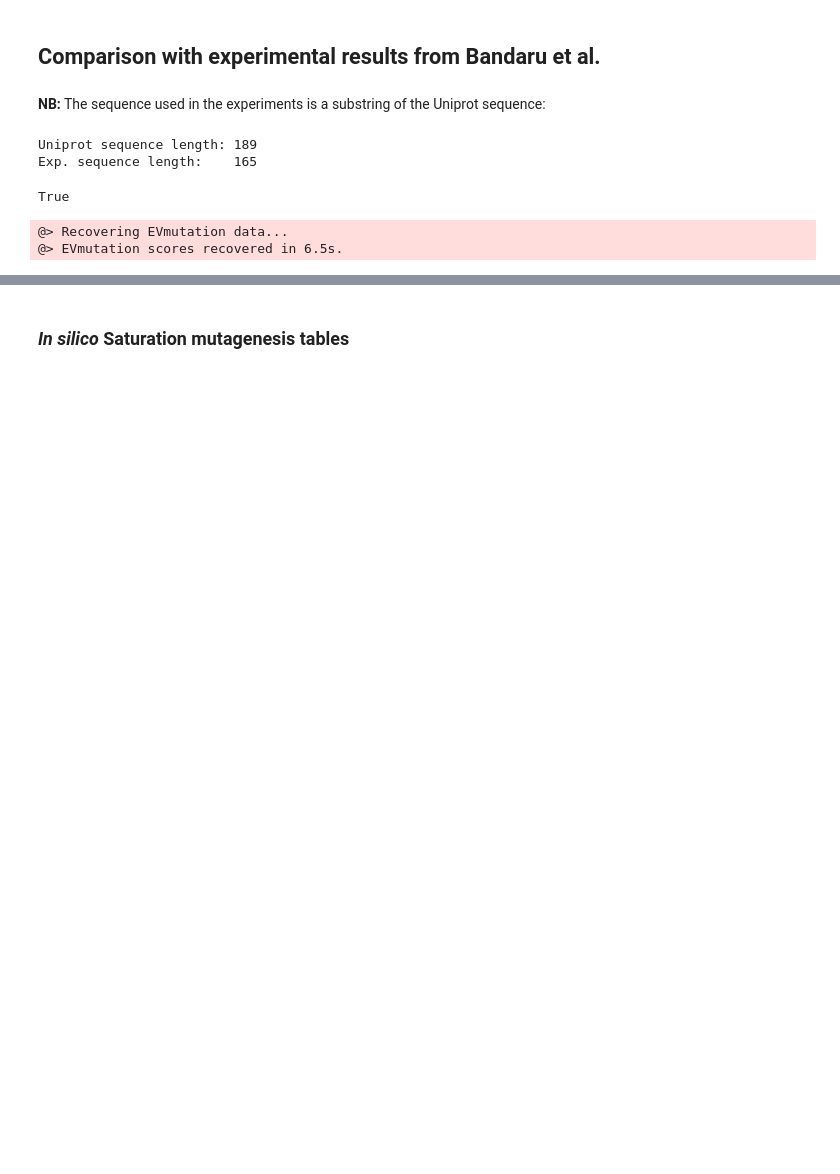
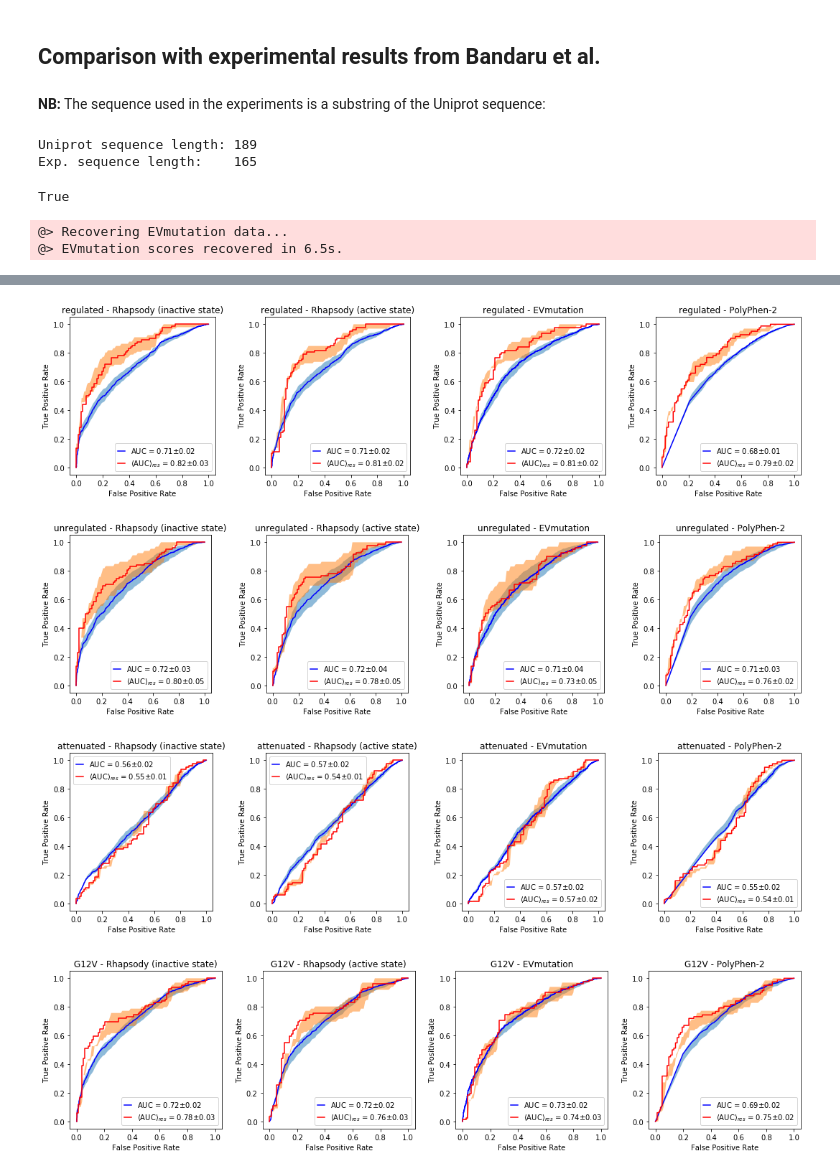
Before and after one commit to prody/rhapsody-tutorials, a Jupyter notebook: RAS_analysis/RAS_variants_analysis.ipynb, the cells around one changed output, grey strips where cells are left out. Saved outputs shown, nothing was run; the diff lists cells and outputs as text; code cells hidden in the pictures; blank space fills up the shorter version.

```diff
--- a/RAS_analysis/RAS_variants_analysis.ipynb
+++ b/RAS_analysis/RAS_variants_analysis.ipynb
@@ -461,2 +335,0 @@ for case, exp_score in exp_scores.items():
-# %% [markdown]
-### *In silico* Saturation mutagenesis tables
@@ -462,0 +395,42 @@ for case, exp_score in exp_scores.items():
+# %%
+for case in exp_scores:
+
+    fig, axes = plt.subplots(1, 4, figsize=(15,4))
+
+    for i, ax in enumerate(axes):
+        method = methods[i]
+
+        m = metrics[case][method]
+
+        # plot for individual fitness effects
+        auc = m[50]['AUROC']
+        err = np.std([m[q]['AUROC'] for q in (40,50,60)])
+        l = r'AUC = {:4.2f}$\pm${:4.2f}'.format(auc, err)
+        ax.plot(m[50]['ROC'][0], m[50]['ROC'][1], 'b-', label=l)
+        x_dense = np.arange(0,1,.01)
+        ax.fill_between(x_dense, np.interp(x_dense, m[40]['ROC'][0], m[40]['ROC'][1]),
+                                 np.interp(x_dense, m[60]['ROC'][0], m[60]['ROC'][1]), alpha=.5)
+
+        # plot for residue-averaged fitness effects
+        auc = m[50]['avg_AUROC']
+        err = np.std([m[q]['avg_AUROC'] for q in (40,50,60)])
+        l = r'$\langle$AUC$\rangle _{res}$ = '
+        l += r'{:4.2f}$\pm${:4.2f}'.format(auc, err)
+        ax.plot(m[50]['avg_ROC'][0], m[50]['avg_ROC'][1], 'r-', label=l)
+        x_dense = np.arange(0,1,.01)
+        ax.fill_between(x_dense, np.interp(x_dense, m[40]['avg_ROC'][0], m[40]['avg_ROC'][1]),
+                                 np.interp(x_dense, m[60]['avg_ROC'][0], m[60]['avg_ROC'][1]), alpha=.5)
+
+        # set labels
+        ax.set_title(f'{case[:-4]} - {method}')
+        ax.set_xlabel('False Positive Rate')
+        ax.set_ylabel('True Positive Rate')
+        ax.legend(handlelength=1)
+
+    fig.tight_layout()
+    plt.savefig(f'figures/ROC-{case}.png', dpi=300)
+# %% [output]
+[figure, added]
+[figure, added]
+[figure, added]
+[figure, added]
```
Also changed, not shown: parts of 19 cells of this notebook.
